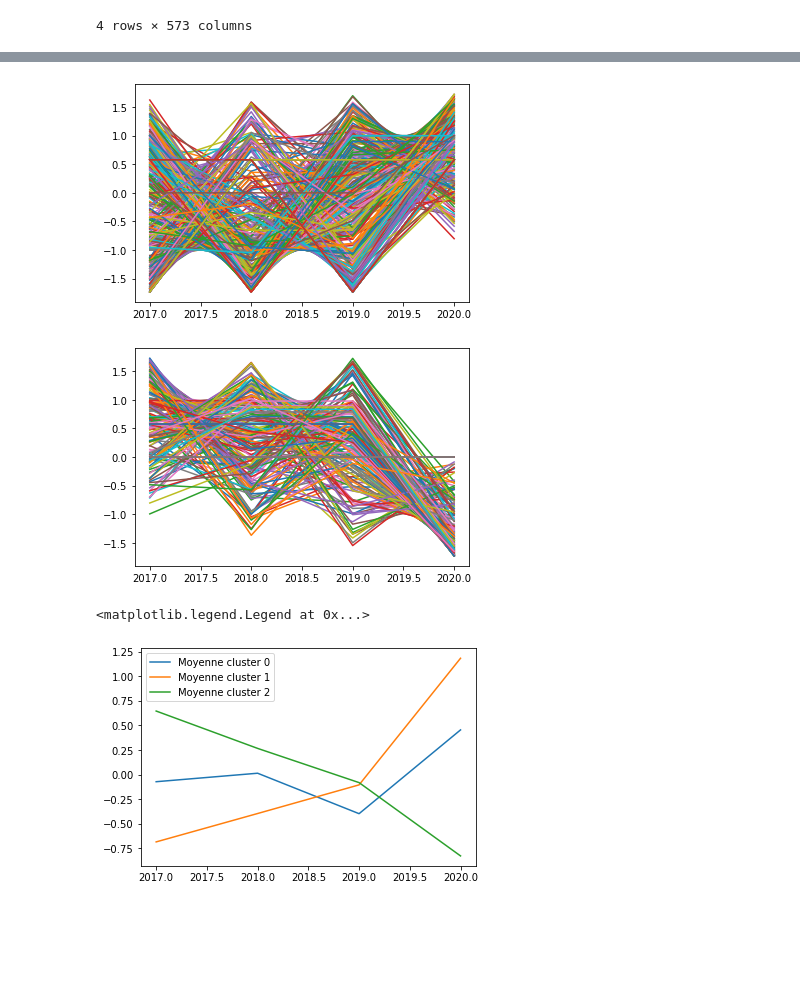
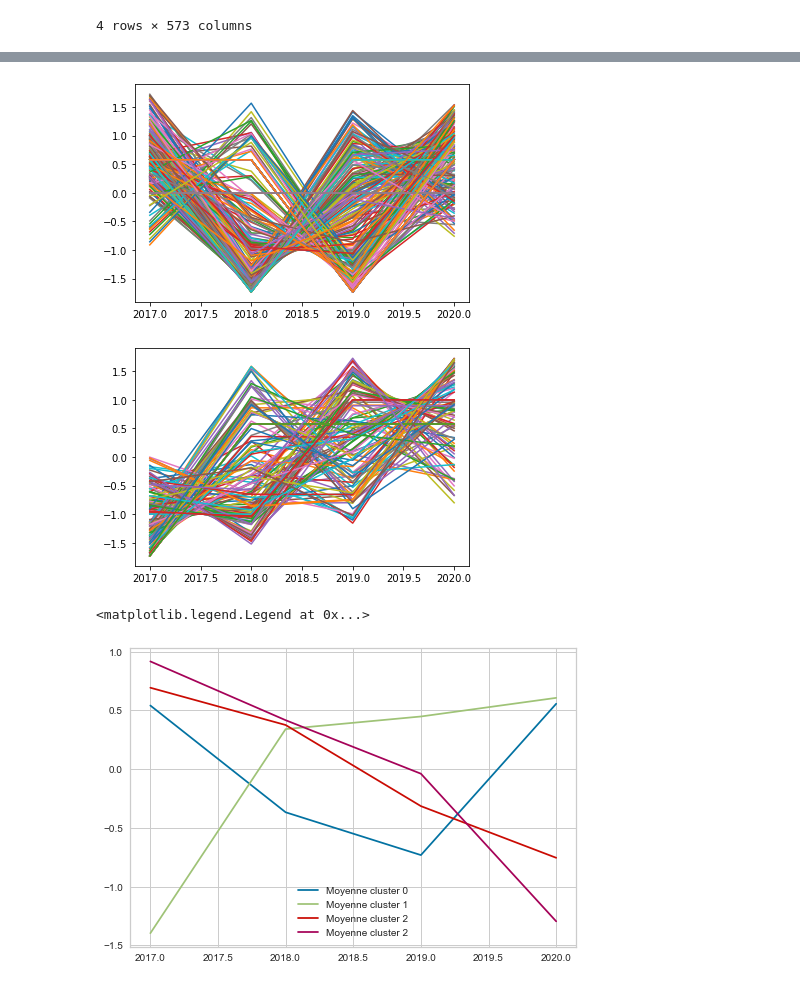
Before and after one commit to claralga/StatApp, a Jupyter notebook: profil votants.ipynb, the cells around one changed output, grey strips where cells are left out. Cells and saved outputs as stored; diff of their text form; code cells hidden in the pictures; blank space fills up the shorter version.

Commit message:
+ coude

```diff
--- a/profil votants.ipynb
+++ b/profil votants.ipynb
@@ -137,0 +138,17 @@ df_stand
+# %%
+from tslearn.clustering import TimeSeriesKMeans
+from yellowbrick.cluster import KElbowVisualizer
+
+liste_metrics = ['distortion', 'calinski_harabasz', 'silhouette']
+#on teste la règle du coude avec trois métriques différentes :
+# distorsion = somme au carré des distances de chaque point à son centroïde
+# calinski_harabasz = ratio entre la dispersion entre clusters et la dispersion dans le cluster
+# silhouette = moyenne du ratio entre la distance au centroïde de son cluster et la distance au centroïde le plus proche
+
+i=1
+for metric in liste_metrics:
+    model = TimeSeriesKMeans()
+    visualizer = KElbowVisualizer(model, k=(2,15), metric=metric)
+    visualizer.fit(df_stand)
+    visualizer.show()
+i=+1
@@ -142,7 +165,7 @@ import tslearn
 from tslearn.clustering import TimeSeriesKMeans
 
 
-model = TimeSeriesKMeans(n_clusters=3, metric="dtw", max_iter=10)
+model = TimeSeriesKMeans(n_clusters=4, metric="dtw", max_iter=10)
 Fit = model.fit(df_stand)
 # %%
 pred = Fit.labels_
@@ -153,6 +176,7 @@ df_cluster = df_stand
 df_cluster_0 = df_cluster[df_cluster['cluster'].isin(['0'])]
 df_cluster_1 = df_cluster[df_cluster['cluster'].isin(['1'])]
 df_cluster_2 = df_cluster[df_cluster['cluster'].isin(['2'])]
+df_cluster_3 = df_cluster[df_cluster['cluster'].isin(['3'])]
 # %%
 df_cluster_0
 #df_cluster_1
@@ -184,7 +209,7 @@ for votant in votants:
     x = [2017, 2018, 2019, 2020]
     plt.plot(x, evolution)
 # %% [output]
-[figure, old version]
+[figure, new version]
 # %%
 df_cluster_1 = df_cluster_1.drop('cluster', axis=1)
 votants = df_cluster_1.index
@@ -197,28 +222,33 @@ for votant in votants:
     x = [2017, 2018, 2019, 2020]
     plt.plot(x, evolution)
 # %% [output]
-[figure, old version]
+[figure, new version]
 # %%
 mean0 = []
 for i in range(4):
     mean0.append(df_cluster_0[df_cluster_0.columns[3-i]].mean())
 mean1 = []
 for i in range(4):
     mean1.append(df_cluster_1[df_cluster_1.columns[3-i]].mean())
 
 mean2 = []
 for i in range(4):
     mean2.append(df_cluster_2[df_cluster_2.columns[3-i]].mean())
 
+mean3 = []
+for i in range(4):
+    mean3.append(df_cluster_3[df_cluster_3.columns[3-i]].mean())
+
 x = [2017, 2018, 2019, 2020]
 plt.plot(x, mean0)
 plt.plot(x, mean1)
 plt.plot(x, mean2)
-label = ['Moyenne cluster 0', 'Moyenne cluster 1','Moyenne cluster 2']
+plt.plot(x, mean3)
+label = ['Moyenne cluster 0', 'Moyenne cluster 1','Moyenne cluster 2','Moyenne cluster 2']
 plt.legend(labels = label)
 # %% [output]
 <matplotlib.legend.Legend at 0x...>
-[figure, old version]
+[figure, new version]
 # %%
 group = df_votes[['idVotant', 'Groupe politique (complet)']]
 group = group.set_index('idVotant')
```
Also changed, not shown: parts of 13 cells of this notebook.
